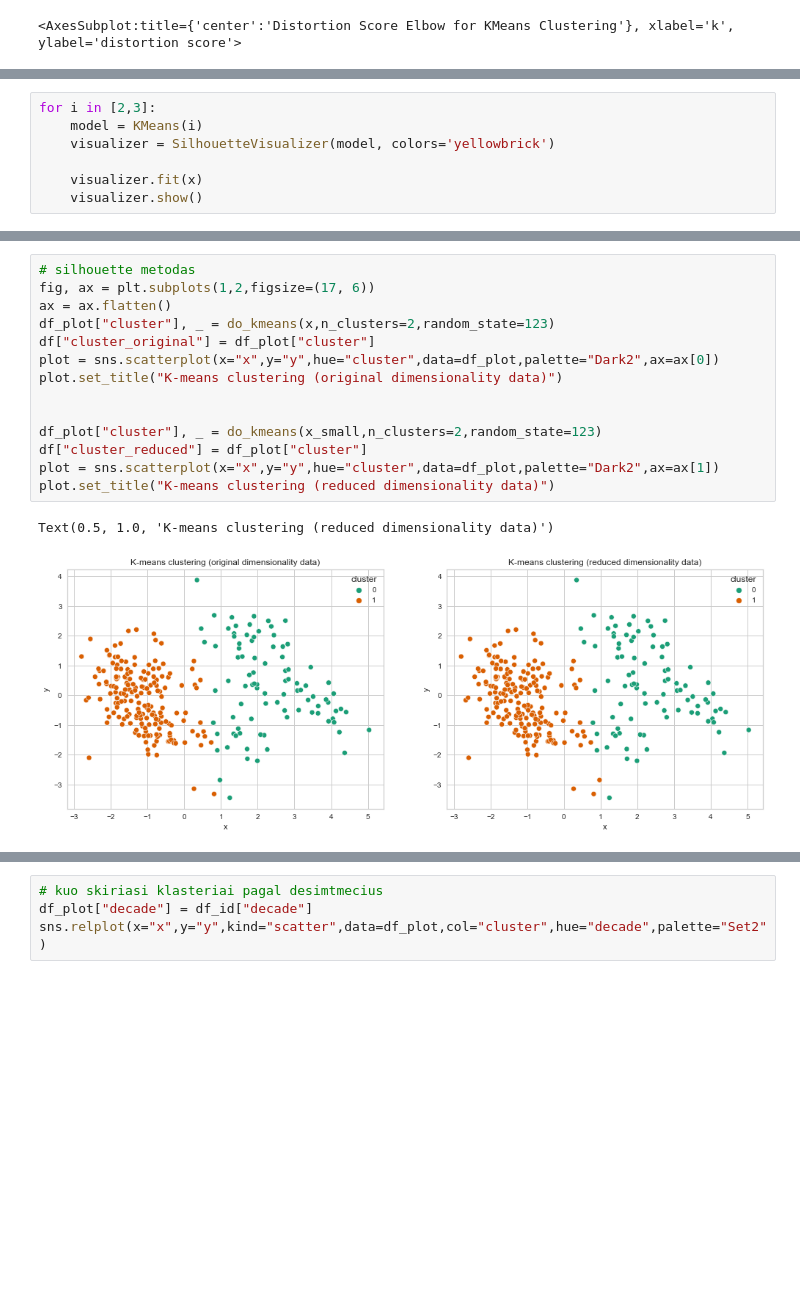
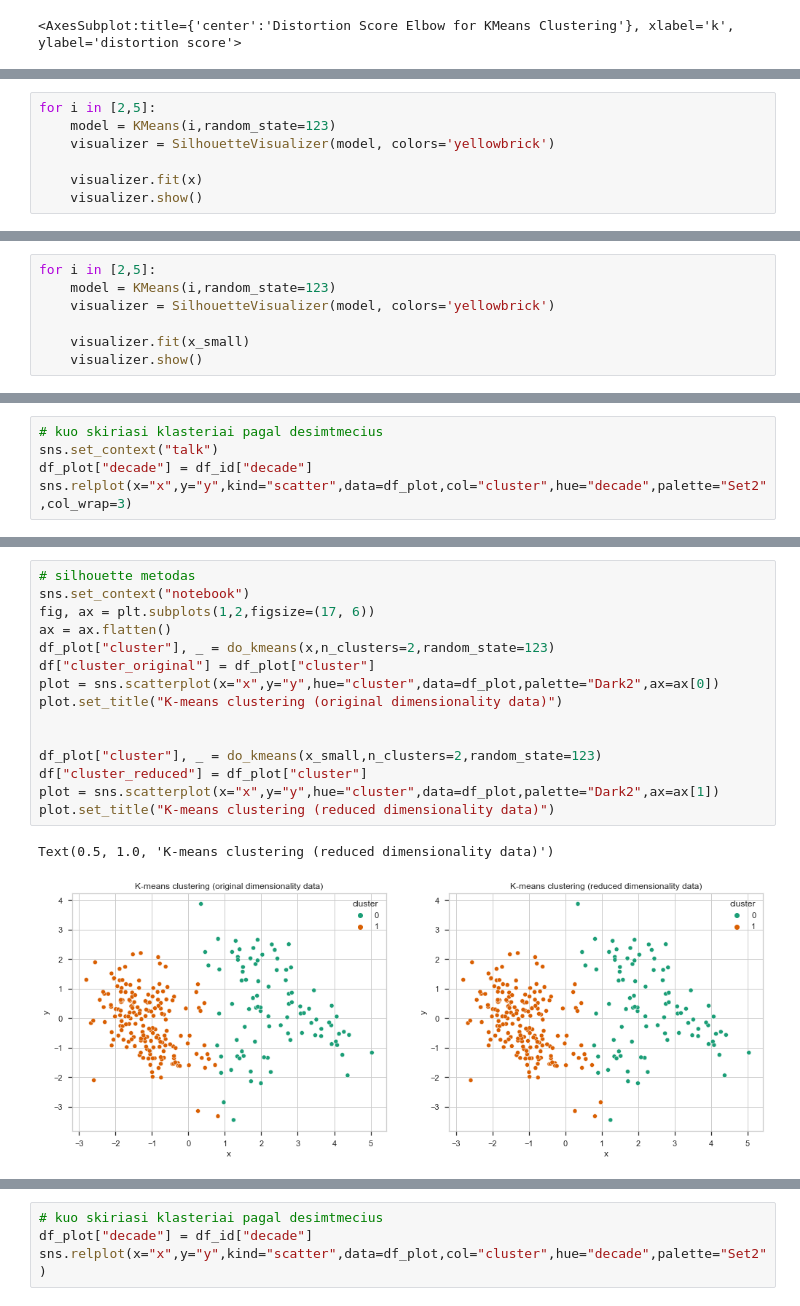
Before and after one commit to dovmar/PDVS, a Jupyter notebook: Lab_3/Lab-3.ipynb, the cells around one changed output, grey strips where cells are left out. Drawn from its saved outputs; the diff is of its cells as text; blank space fills up the shorter version.

```diff
--- a/Lab_3/Lab-3.ipynb
+++ b/Lab_3/Lab-3.ipynb
@@ -111,6 +118,6 @@ Text(0, 0.5, 'Average silhouette width')
 # %%
-for i in [2,3]:
-    model = KMeans(i)
+for i in [2,5]:
+    model = KMeans(i,random_state=123)
     visualizer = SilhouetteVisualizer(model, colors='yellowbrick')
 
     visualizer.fit(x)
@@ -134,0 +128,7 @@ Text(0.5, 1.0, 'K-means clustering (reduced dimensionality data)')
+# %%
+for i in [2,5]:
+    model = KMeans(i,random_state=123)
+    visualizer = SilhouetteVisualizer(model, colors='yellowbrick')
+
+    visualizer.fit(x_small)
+    visualizer.show()
@@ -134,0 +152,5 @@ Text(0.5, 1.0, 'K-means clustering (reduced dimensionality data)')
+# %%
+# kuo skiriasi klasteriai pagal desimtmecius
+sns.set_context("talk")
+df_plot["decade"] = df_id["decade"]
+sns.relplot(x="x",y="y",kind="scatter",data=df_plot,col="cluster",hue="decade",palette="Set2",col_wrap=3)
@@ -135,20 +160,21 @@ Text(0.5, 1.0, 'K-means clustering (reduced dimensionality data)')
 # %%
 # silhouette metodas
+sns.set_context("notebook")
 fig, ax = plt.subplots(1,2,figsize=(17, 6))
 ax = ax.flatten()
 df_plot["cluster"], _ = do_kmeans(x,n_clusters=2,random_state=123)
 df["cluster_original"] = df_plot["cluster"]
 plot = sns.scatterplot(x="x",y="y",hue="cluster",data=df_plot,palette="Dark2",ax=ax[0])
 plot.set_title("K-means clustering (original dimensionality data)")
 
 
 df_plot["cluster"], _ = do_kmeans(x_small,n_clusters=2,random_state=123)
 df["cluster_reduced"] = df_plot["cluster"]
 plot = sns.scatterplot(x="x",y="y",hue="cluster",data=df_plot,palette="Dark2",ax=ax[1])
 plot.set_title("K-means clustering (reduced dimensionality data)")
 # %% [output]
 Text(0.5, 1.0, 'K-means clustering (reduced dimensionality data)')
-[figure, old version]
+[figure, new version]
 # %%
 def statistics(df):
     statistics_1 = df.groupby("cluster_original").describe().T
```
Also changed, not shown: parts of 13 cells of this notebook, 7 other files.
